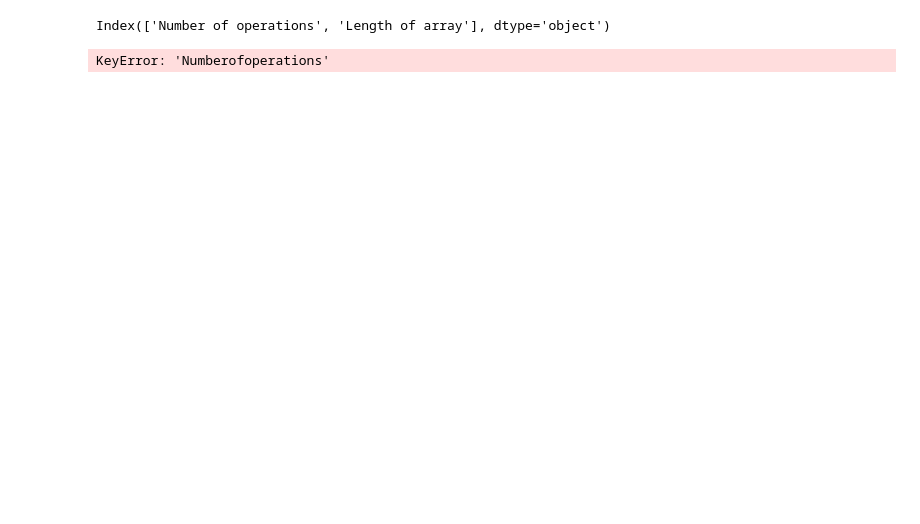
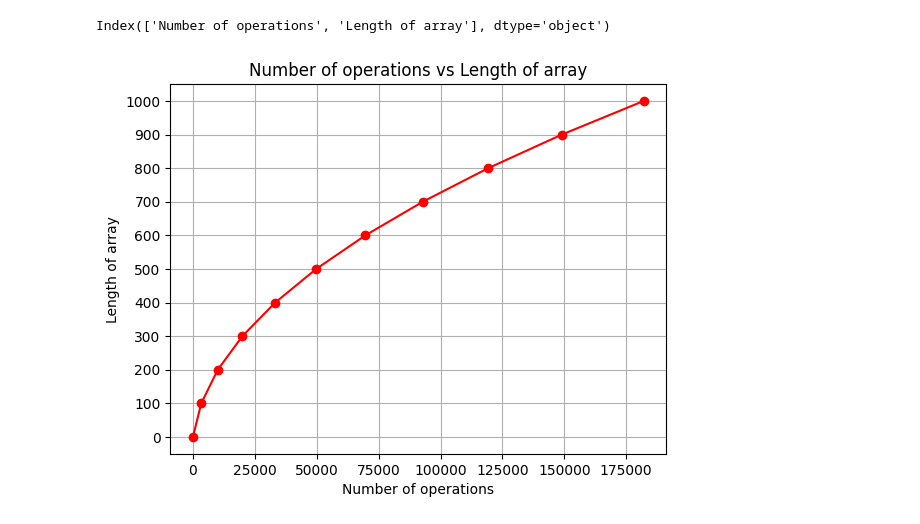
Before and after one commit to Arithz/cpt212, a Jupyter notebook: test.ipynb, the cells around one changed output. Saved outputs shown, nothing was run; the diff lists cells and outputs as text; code cells hidden in the pictures; blank space fills up the shorter version.

Commit message:
fix plot

```diff
--- a/test.ipynb
+++ b/test.ipynb
@@ -10,10 +10,12 @@ Index(['Number of operations', 'Length of array'], dtype='object')
 # %%
 # plot line chart of relationship number of operations by length of array
 
 plt.plot(df['Number of operations'], df['Length of array'], color='red', marker='o')
+plt.yticks(range(0,1100,100))
+plt.grid()
 plt.xlabel('Number of operations')
 plt.ylabel('Length of array')
 plt.title('Number of operations vs Length of array')
 plt.show()
 # %% [output]
-KeyError: 'Numberofoperations'
+[figure, added]
```
